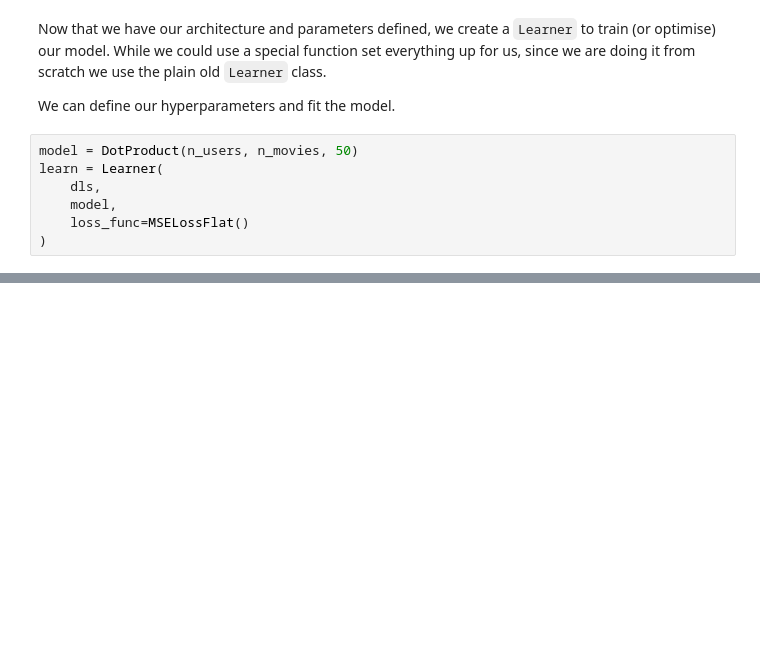
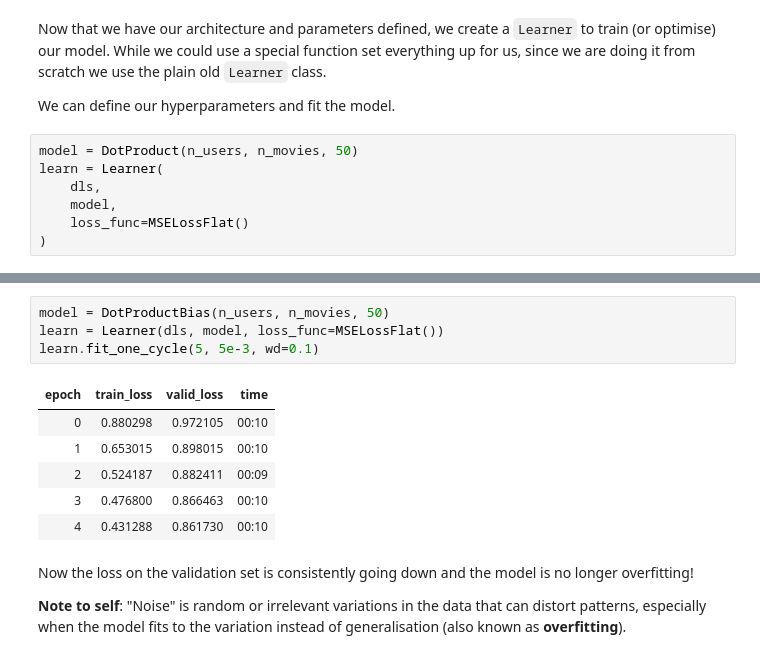
Before and after one commit to frank-895/machine_learning_journey, a Jupyter notebook: collaborative_filtering/collaborative_filtering.ipynb, the cells around one changed output, grey strips where cells are left out. Drawn from its saved outputs; the diff is of its cells as text; blank space fills up the shorter version.

```diff
--- a/collaborative_filtering/collaborative_filtering.ipynb
+++ b/collaborative_filtering/collaborative_filtering.ipynb
@@ -151,0 +224,15 @@ learn.fit_one_cycle(5, 5e-3)
+# %%
+model = DotProductBias(n_users, n_movies, 50)
+learn = Learner(dls, model, loss_func=MSELossFlat())
+learn.fit_one_cycle(5, 5e-3, wd=0.1)
+# %% [output]
+| epoch | train_loss | valid_loss | time |
+| 0 | 0.880298 | 0.972105 | 00:10 |
+| 1 | 0.653015 | 0.898015 | 00:10 |
+| 2 | 0.524187 | 0.882411 | 00:09 |
+| 3 | 0.476800 | 0.866463 | 00:10 |
+| 4 | 0.431288 | 0.861730 | 00:10 |
+# %% [markdown]
+Now the loss on the validation set is consistently going down and the model is no longer overfitting!
+
+**Note to self**: "Noise" is random or irrelevant variations in the data that can distort patterns, especially when the model fits to the variation instead of generalisation (also known as **overfitting**).
```
Also changed, not shown: parts of 8 cells of this notebook.
